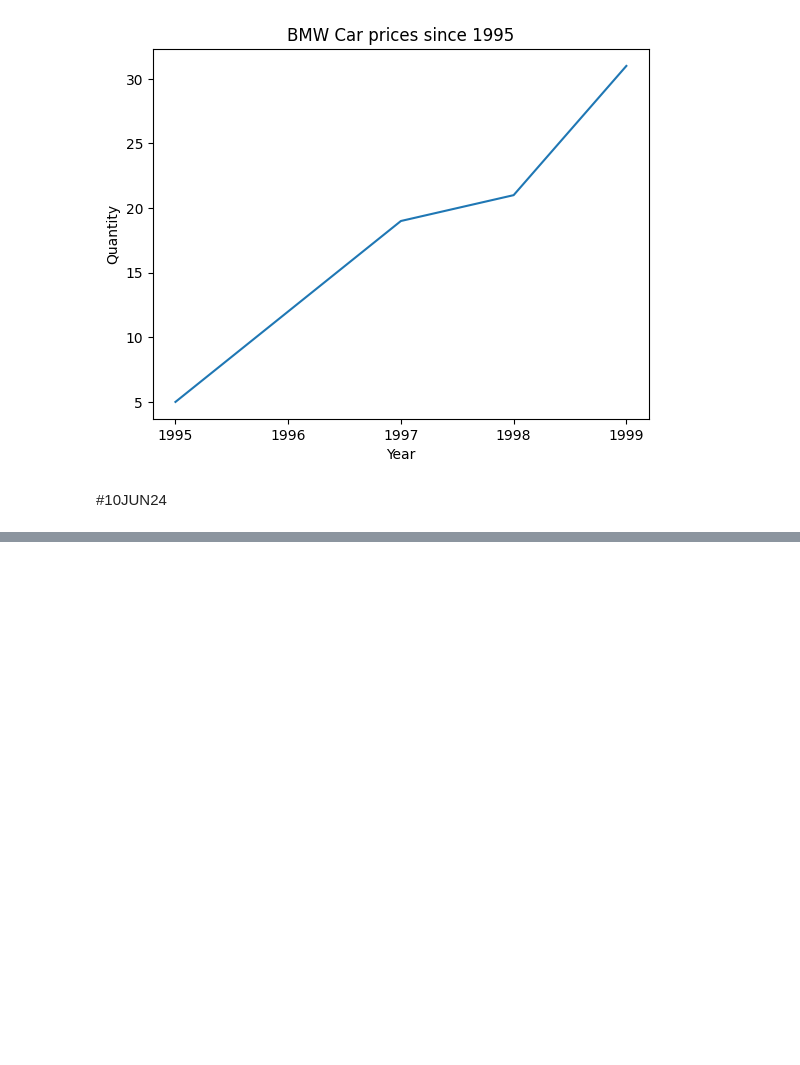
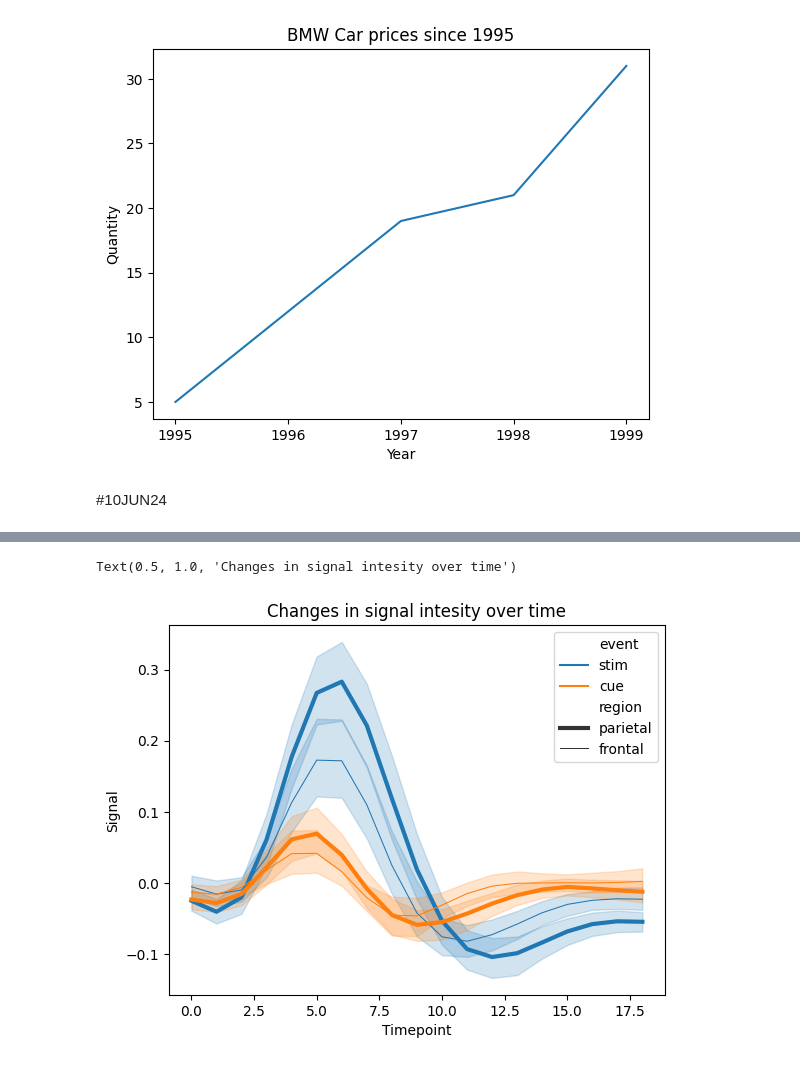
Before and after one commit to code-r28/Coding-Practice, a Jupyter notebook: Coding_Practice.ipynb, the cells around one changed output, grey strips where cells are left out. Saved outputs shown, nothing was run; the diff lists cells and outputs as text; code cells hidden in the pictures; blank space fills up the shorter version.

```diff
--- a/Coding_Practice.ipynb
+++ b/Coding_Practice.ipynb
@@ -590,0 +768,12 @@ Text(0, 0.5, 'Quantity')
+# %%
+import seaborn as sns
+import matplotlib.pyplot as plt
+
+fmri = sns.load_dataset("fmri")
+sns.lineplot(x="timepoint", y="signal", hue='event',size="region", markers="true", dashes=True,data=fmri)
+plt.xlabel("Timepoint")
+plt.ylabel("Signal")
+plt.title("Changes in signal intesity over time")
+# %% [output]
+Text(0.5, 1.0, 'Changes in signal intesity over time')
+[figure, added]
```
Also changed, not shown: parts of 14 cells of this notebook.
